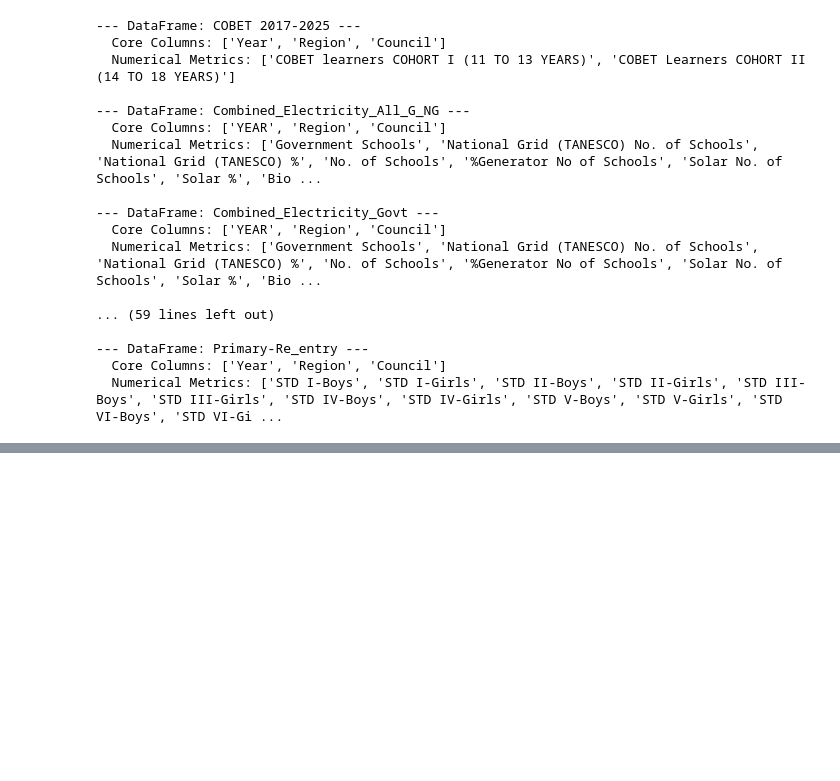
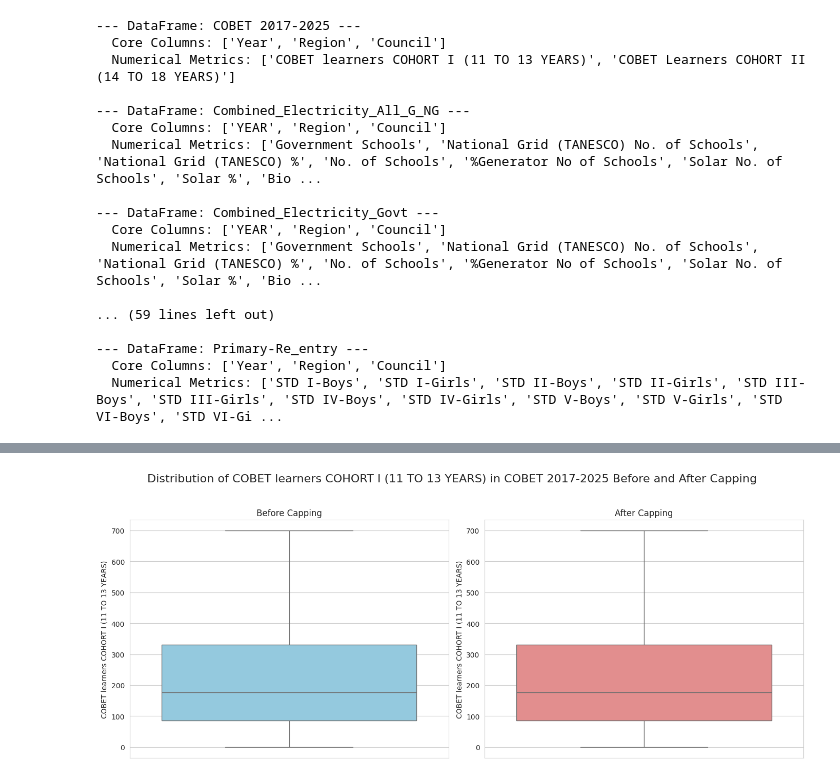
Before and after one commit to kadefue/MoEST, a Jupyter notebook: MoEST_Modeling.ipynb, the cells around one changed output, grey strips where cells are left out. Saved outputs shown, nothing was run; the diff lists cells and outputs as text; code cells hidden in the pictures; blank space fills up the shorter version.

```diff
--- a/MoEST_Modeling.ipynb
+++ b/MoEST_Modeling.ipynb
@@ -1426,0 +2149,99 @@ for df_name, features in dataframe_features.items():
+# %%
+import matplotlib.pyplot as plt
+import seaborn as sns
+import pandas as pd
+import numpy as np
+
+# Dictionary to store copies of original columns for visualization
+original_cols_for_viz = {}
+
+# Dictionary to store information about affected columns and capped values
+affected_columns_summary = {}
+
+# Select a few columns for visualization (example selection)
+viz_columns = {
+    'COBET 2017-2025': 'COBET learners COHORT I (11 TO 13 YEARS)',
+    'Data-Primary Enrollment 2016-2025': 'Grade-I',
+    'Combined_Electricity_All_G_NG': 'Government Schools'
+}
+
+print("--- Applying Outlier Capping and Preparing Visualizations ---")
+
+for df_name, df in loaded_dataframes.items():
+    # Make a copy of the DataFrame to work on, if you don't want to modify loaded_dataframes directly yet
+    # For this task, we will modify in place as requested.
+
+    affected_columns_summary[df_name] = {}
+    cols_to_process = numerical_cols_for_outlier_treatment.get(df_name, [])
+
+    for col in cols_to_process:
+        if col in df.columns and pd.api.types.is_numeric_dtype(df[col]):
+            # Calculate IQR bounds
+            Q1 = df[col].quantile(0.25)
+            Q3 = df[col].quantile(0.75)
+
+            # Check if Q1 or Q3 are NaN, which means not enough valid data points for IQR calculation
+            if pd.isna(Q1) or pd.isna(Q3):
+                # print(f"  Skipping capping for DataFrame: {df_name}, Column: '{col}' due to NaN quartiles.")
+                continue
+
+            IQR = Q3 - Q1
+
+            lower_bound = Q1 - 1.5 * IQR
+            upper_bound = Q3 + 1.5 * IQR
+
+            # Count values before capping
+            initial_outliers_lower = df[df[col] < lower_bound].shape[0]
+            initial_outliers_upper = df[df[col] > upper_bound].shape[0]
+            total_initial_outliers = initial_outliers_lower + initial_outliers_upper
+
+            # Only apply capping if there are outliers
+            if total_initial_outliers > 0:
+                # Store original column for visualization if it's one of the selected
+                if df_name in viz_columns and viz_columns[df_name] == col:
+                    original_cols_for_viz[f'{df_name}_{col}_original'] = df[col].copy()
+
+                # Apply capping
+                df[col] = df[col].clip(lower=lower_bound, upper=upper_bound)
+
+                # Store summary of changes
+                affected_columns_summary[df_name][col] = {
+                    'lower_bound': lower_bound,
+                    'upper_bound': upper_bound,
+                    'values_capped_lower': initial_outliers_lower,
+                    'values_capped_upper': initial_outliers_upper,
+                    'total_values_capped': total_initial_outliers
+                }
+                print(f"  DataFrame: {df_name}, Column: '{col}' - Capped {total_initial_outliers} outliers.")
+            # Store original column for visualization even if no outliers, so it's always available
+            elif df_name in viz_columns and viz_columns[df_name] == col:
+                original_cols_for_viz[f'{df_name}_{col}_original'] = df[col].copy()
+
+# Now, visualize the distributions for the selected columns
+print("\n--- Visualizing Distributions Before and After Outlier Capping ---")
+
+sns.set_style("whitegrid")
+
+for df_name, col_name in viz_columns.items():
+    if f'{df_name}_{col_name}_original' in original_cols_for_viz and col_name in loaded_dataframes[df_name].columns:
+        fig, axes = plt.subplots(1, 2, figsize=(14, 6))
+        fig.suptitle(f'Distribution of {col_name} in {df_name} Before and After Capping', fontsize=16)
+
+        # Before Capping
+        sns.boxplot(y=original_cols_for_viz[f'{df_name}_{col_name}_original'], ax=axes[0], color='skyblue')
+        axes[0].set_title('Before Capping')
+        axes[0].set_ylabel(col_name)
+
+        # After Capping
+        sns.boxplot(y=loaded_dataframes[df_name][col_name], ax=axes[1], color='lightcoral')
+        axes[1].set_title('After Capping')
+        axes[1].set_ylabel(col_name)
+
+        plt.tight_layout(rect=[0, 0.03, 1, 0.95])
+        plt.show()
+
+    else:
+        print(f"Skipping visualization for {df_name} - {col_name}: Original or capped column not found.")
+
+print("--- Outlier Capping and Visualization Complete ---")
+# %% [output]
@@ -1426,0 +2252 @@ for df_name, features in dataframe_features.items():
+[figure, added]
```
Also changed, not shown: parts of 32 cells of this notebook.
